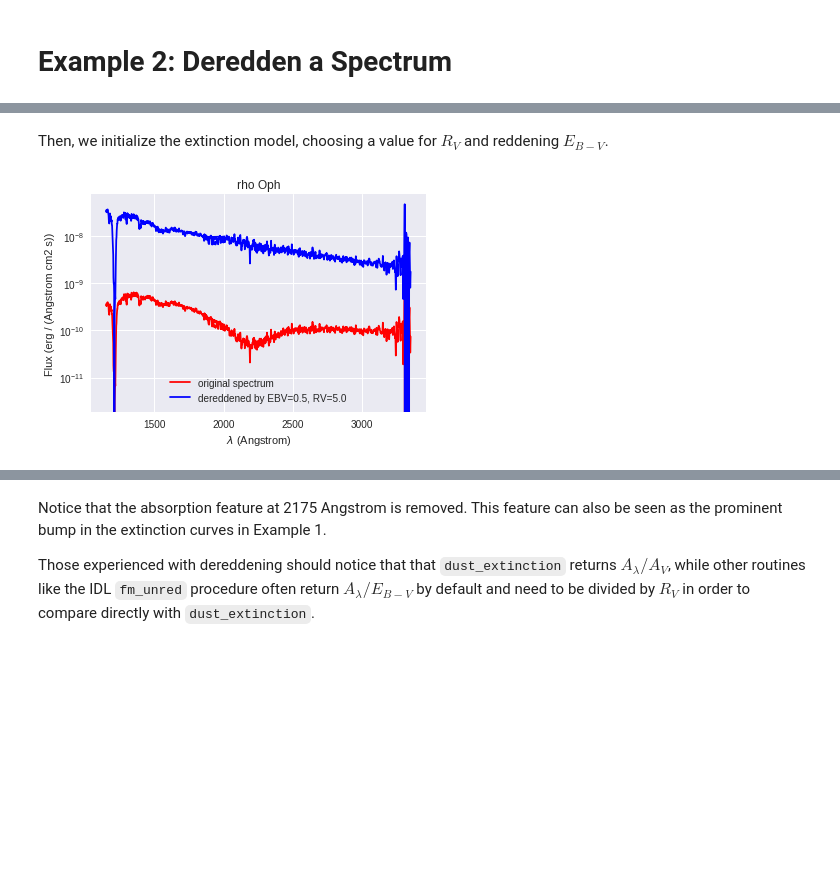
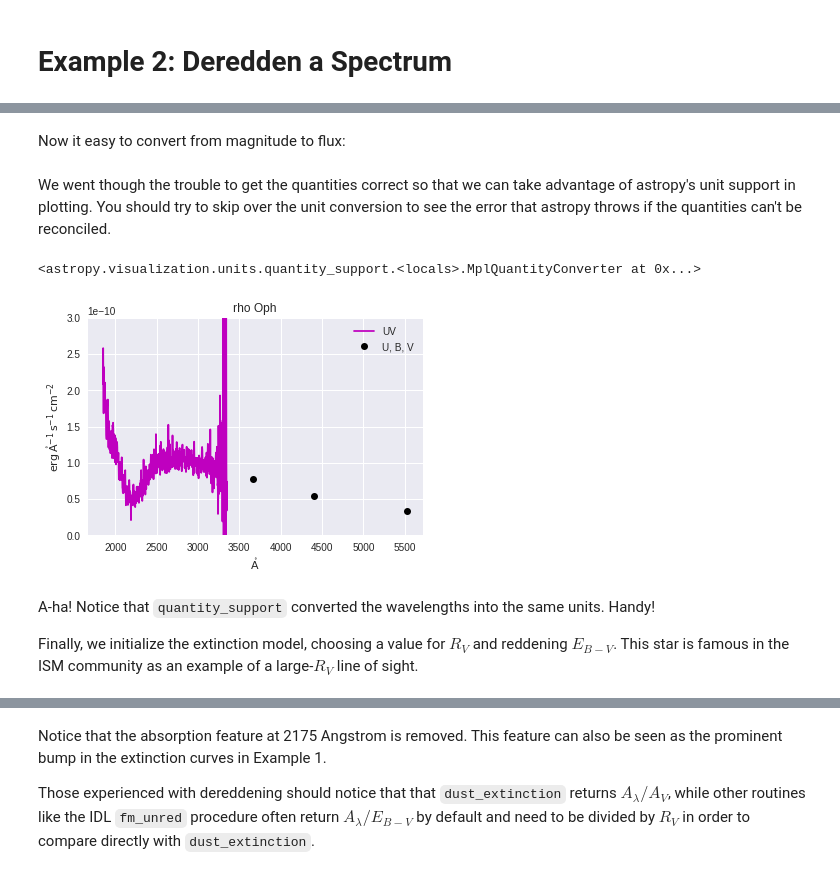
Before and after one commit to krislars/astropy-tutorials, a Jupyter notebook: tutorials/notebooks/color-excess/color-excess.ipynb, the cells around one changed output, grey strips where cells are left out. Cells and saved outputs as stored; diff of their text form; code cells hidden in the pictures; blank space fills up the shorter version.

Commit message:
Use astroquery to get data from MAST and Simbad

```diff
--- a/tutorials/notebooks/color-excess/color-excess.ipynb
+++ b/tutorials/notebooks/color-excess/color-excess.ipynb
@@ -122,0 +144,7 @@ rhoOph['flux'] = np.append(y2,y1)*u.erg/(u.cm*u.cm*u.s*u.AA)
+# %%
+custom_query = Simbad()
+custom_query.add_votable_fields('fluxdata(U)','fluxdata(B)','fluxdata(V)')
+phot_table=custom_query.query_object('HD 147933')
+Umag=phot_table['FLUX_U']
+Bmag=phot_table['FLUX_B']
+Vmag=phot_table['FLUX_V']
@@ -122,0 +153,9 @@ rhoOph['flux'] = np.append(y2,y1)*u.erg/(u.cm*u.cm*u.s*u.AA)
+# %%
+wav_U = 0.3660 * u.micron
+zeroflux_U_nu = 1.81E-23 * u.Watt/(u.m*u.m*u.Hz)
+wav_B = 0.4400 * u.micron
+zeroflux_B_nu = 4.26E-23 * u.Watt/(u.m*u.m*u.Hz)
+wav_V = 0.5530 * u.micron
+zeroflux_V_nu = 3.64E-23 * u.Watt/(u.m*u.m*u.Hz)
+# refs: http://ned.ipac.caltech.edu/help/photoband.lst
+#       http://ned.ipac.caltech.edu/help/phoresult_help.html
@@ -123,22 +164,35 @@ rhoOph['flux'] = np.append(y2,y1)*u.erg/(u.cm*u.cm*u.s*u.AA)
+# %%
+zeroflux_U = zeroflux_U_nu.to(u.erg/u.AA/u.cm/u.cm/u.s,
+                              equivalencies=u.spectral_density(wav_U))
+zeroflux_B = zeroflux_B_nu.to(u.erg/u.AA/u.cm/u.cm/u.s,
+                              equivalencies=u.spectral_density(wav_B))
+zeroflux_V = zeroflux_V_nu.to(u.erg/u.AA/u.cm/u.cm/u.s,
+                              equivalencies=u.spectral_density(wav_V))
+# %% [markdown]
+Now it easy to convert from magnitude to flux:
+# %%
+Uflux = zeroflux_U * 10.**(-0.4*Umag)
+Bflux = zeroflux_B * 10.**(-0.4*Bmag)
+Vflux = zeroflux_V * 10.**(-0.4*Vmag)
+# %% [markdown]
+We went though the trouble to get the quantities correct so that we can take advantage of astropy's unit support in plotting.  You should try to skip over the unit conversion to see the error that astropy throws if the quantities can't be reconciled.
+# %%
+from astropy.visualization import quantity_support
+quantity_support()
+# %% [output]
+<astropy.visualization.units.quantity_support.<locals>.MplQuantityConverter at 0x...>
+# %%
+plt.plot(wav_UV,UVflux,'m',label='UV')
+plt.plot(wav_V,Vflux,'ko',label='U, B, V')
+plt.plot(wav_B,Bflux,'ko')
+plt.plot(wav_U,Uflux,'ko')
+plt.legend(loc='best')
+plt.ylim(0,3E-10)
+plt.title('rho Oph')
+plt.show()
+# %% [output]
+[figure, added]
 # %% [markdown]
-Then, we initialize the extinction model, choosing a value for $R_V$ and reddening $E_{B-V}$.
+A-ha! Notice that `quantity_support` converted the wavelengths into the same units. Handy!
+
+Finally, we initialize the extinction model, choosing a value for $R_V$ and reddening $E_{B-V}$.  This star is famous in the ISM community as an example of a large-$R_V$ line of sight.
-# %%
-# Choose values here.
-Rv = 5.0
-Ebv = 0.5
-ext = F99(Rv=Rv)
-
-# Now we call the ext.extinguish method, which returns the extinction factor.
-rhoOph['extcorr'] = rhoOph['flux']/ext.extinguish(rhoOph['wav'], Ebv=Ebv)
-# If we wanted to extinguish a flux, we would multiply instead of divide.
-
-plt.semilogy(rhoOph['wav'],rhoOph['flux'],'r',label='original spectrum')
-plt.semilogy(rhoOph['wav'],rhoOph['extcorr'],'b',
-             label='dereddened by EBV='+str(Ebv)+', RV='+str(Rv))
-plt.legend(loc='best')
-plt.title('rho Oph')
-plt.xlabel('$\lambda$ (Angstrom)')
-plt.ylabel('Flux ('+str(rhoOph['flux'].unit)+')')
-plt.show()
-# %% [output]
-[figure, removed]
```
Also changed, not shown: parts of 16 cells of this notebook.
